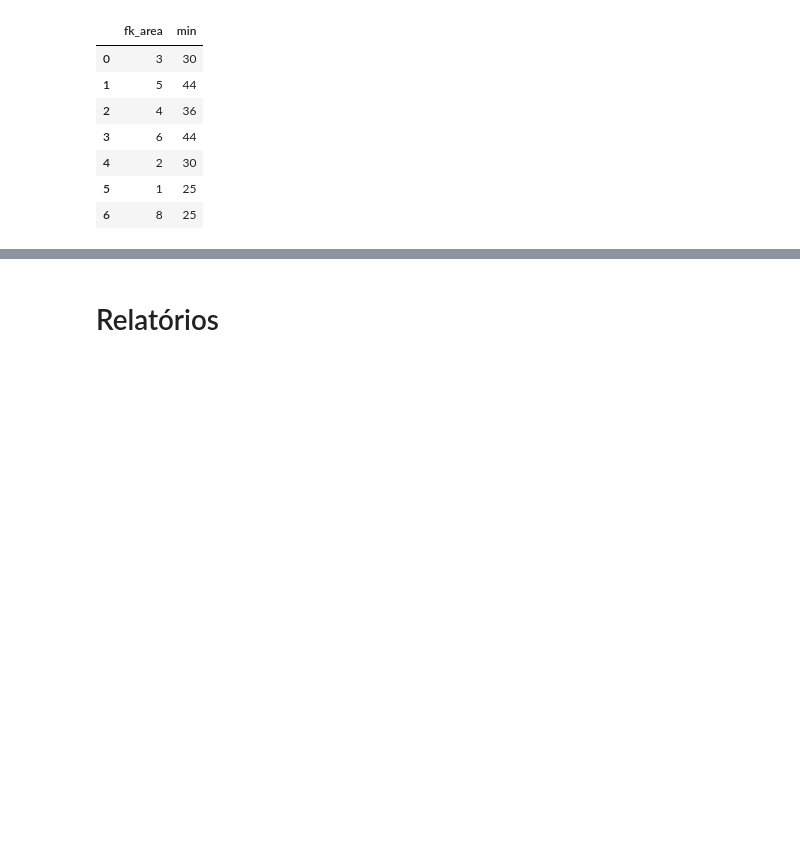
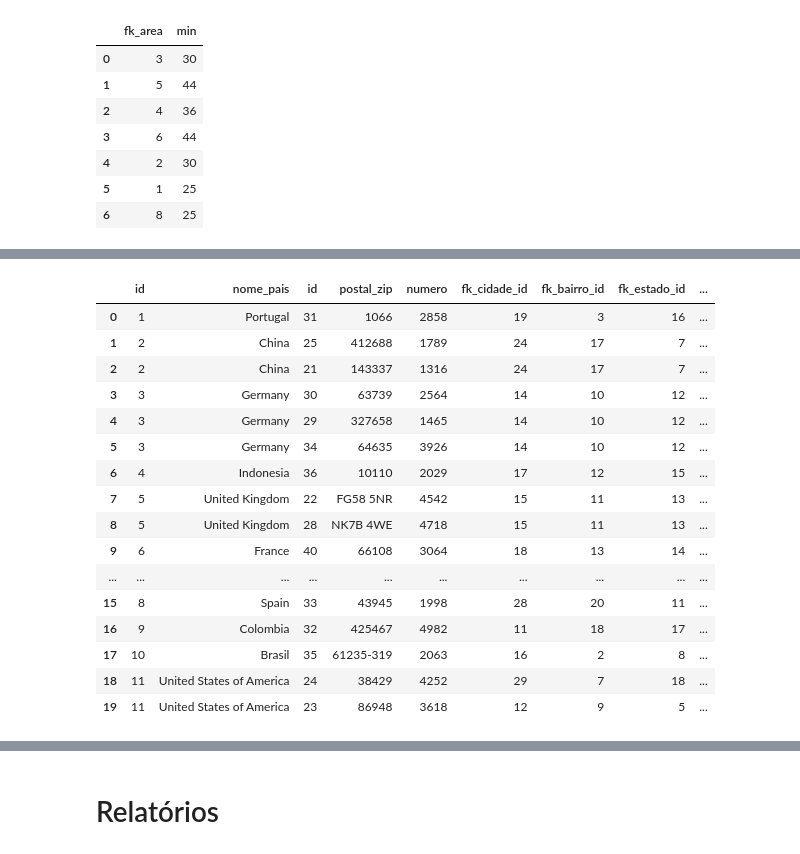
Before and after one commit to MateusLannes/Trabalho_BD1_2022, a Jupyter notebook: Files/ColabGHHL_Contrat.ipynb, the cells around one changed output, grey strips where cells are left out. Drawn from its saved outputs; the diff is of its cells as text; code cells hidden in the pictures; blank space fills up the shorter version.

```diff
--- a/Files/ColabGHHL_Contrat.ipynb
+++ b/Files/ColabGHHL_Contrat.ipynb
@@ -893,0 +933,24 @@ res
+# %%
+res = pd.read_sql_query("""select * from pais full outer join endereco
+on endereco.fk_pais_id = pais.id order by (pais)asc
+ """,conn)
+res
+# faz a junção dos países com seus respectivos ids
+# %% [output]
+|  | id | nome_pais | id | postal_zip | numero | fk_cidade_id | fk_bairro_id | fk_estado_id | ... |
+| 0 | 1 | Portugal | 31 | 1066 | 2858 | 19 | 3 | 16 | ... |
+| 1 | 2 | China | 25 | 412688 | 1789 | 24 | 17 | 7 | ... |
+| 2 | 2 | China | 21 | 143337 | 1316 | 24 | 17 | 7 | ... |
+| 3 | 3 | Germany | 30 | 63739 | 2564 | 14 | 10 | 12 | ... |
+| 4 | 3 | Germany | 29 | 327658 | 1465 | 14 | 10 | 12 | ... |
+| 5 | 3 | Germany | 34 | 64635 | 3926 | 14 | 10 | 12 | ... |
+| 6 | 4 | Indonesia | 36 | 10110 | 2029 | 17 | 12 | 15 | ... |
+| 7 | 5 | United Kingdom | 22 | FG58 5NR | 4542 | 15 | 11 | 13 | ... |
+| 8 | 5 | United Kingdom | 28 | NK7B 4WE | 4718 | 15 | 11 | 13 | ... |
+| 9 | 6 | France | 40 | 66108 | 3064 | 18 | 13 | 14 | ... |
+| ... | ... | ... | ... | ... | ... | ... | ... | ... | ... |
+| 15 | 8 | Spain | 33 | 43945 | 1998 | 28 | 20 | 11 | ... |
+| 16 | 9 | Colombia | 32 | 425467 | 4982 | 11 | 18 | 17 | ... |
+| 17 | 10 | Brasil | 35 | 61235-319 | 2063 | 16 | 2 | 8 | ... |
+| 18 | 11 | United States of America | 24 | 38429 | 4252 | 29 | 7 | 18 | ... |
+| 19 | 11 | United States of America | 23 | 86948 | 3618 | 12 | 9 | 5 | ... |
```
Also changed, not shown: parts of 5 cells of this notebook.
